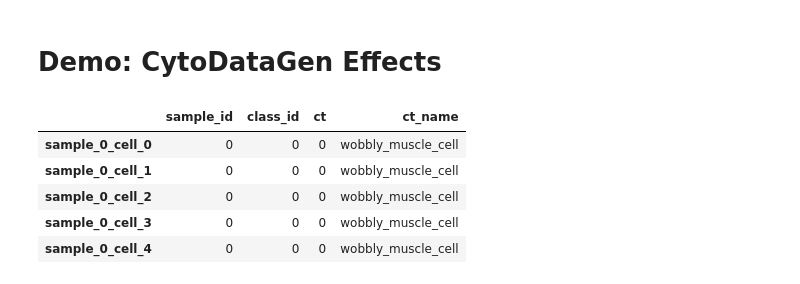
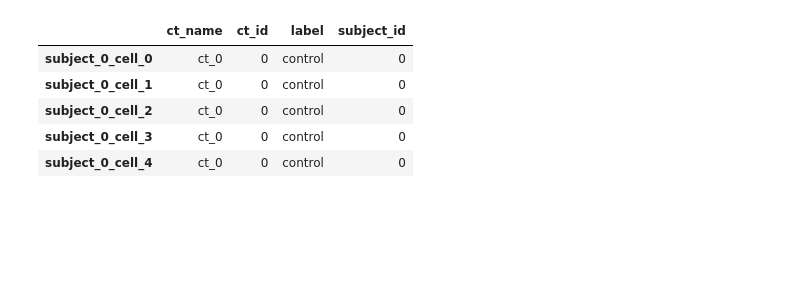
Before and after one commit to bckrlab/cytodatagen, a Jupyter notebook: notebooks/demo.ipynb, the cells around one changed output. Drawn from its saved outputs; the diff is of its cells as text; code cells hidden in the pictures; blank space fills up the shorter version.

```diff
--- a/notebooks/demo.ipynb
+++ b/notebooks/demo.ipynb
@@ -1,13 +1,12 @@
-# %% [markdown]
-# Demo: CytoDataGen Effects
 # %%
+import matplotlib.pyplot as plt
 import anndata as ad
-import matplotlib.pyplot as plt
-import numpy as np
+
 import pandas as pd
 import seaborn as sns
 
-from sklearn.manifold import TSNE
+from cytodatagen.utils.plotting import plot_marker_pairplot, plot_shared_tsne_grid
 
 from pyhere import here
-from tqdm import tqdm
+
+data_path = here("artifacts/demo/cytodata.h5ad")
@@ -18,9 +13,11 @@ adatas = [ad.read_h5ad(path) for path in tqdm(data_paths)]
+# %%
+cyto_adata = ad.read_h5ad(data_path)
 # %%
-adatas[0].obs.head()
+cyto_adata.obs.head()
 # %% [output]
-|  | sample_id | class_id | ct | ct_name |
-| sample_0_cell_0 | 0 | 0 | 0 | wobbly_muscle_cell |
-| sample_0_cell_1 | 0 | 0 | 0 | wobbly_muscle_cell |
-| sample_0_cell_2 | 0 | 0 | 0 | wobbly_muscle_cell |
-| sample_0_cell_3 | 0 | 0 | 0 | wobbly_muscle_cell |
-| sample_0_cell_4 | 0 | 0 | 0 | wobbly_muscle_cell |
+|  | ct_name | ct_id | label | subject_id |
+| subject_0_cell_0 | ct_0 | 0 | control | 0 |
+| subject_0_cell_1 | ct_0 | 0 | control | 0 |
+| subject_0_cell_2 | ct_0 | 0 | control | 0 |
+| subject_0_cell_3 | ct_0 | 0 | control | 0 |
+| subject_0_cell_4 | ct_0 | 0 | control | 0 |
```
Also changed, not shown: parts of 23 cells of this notebook, 16 other files.
